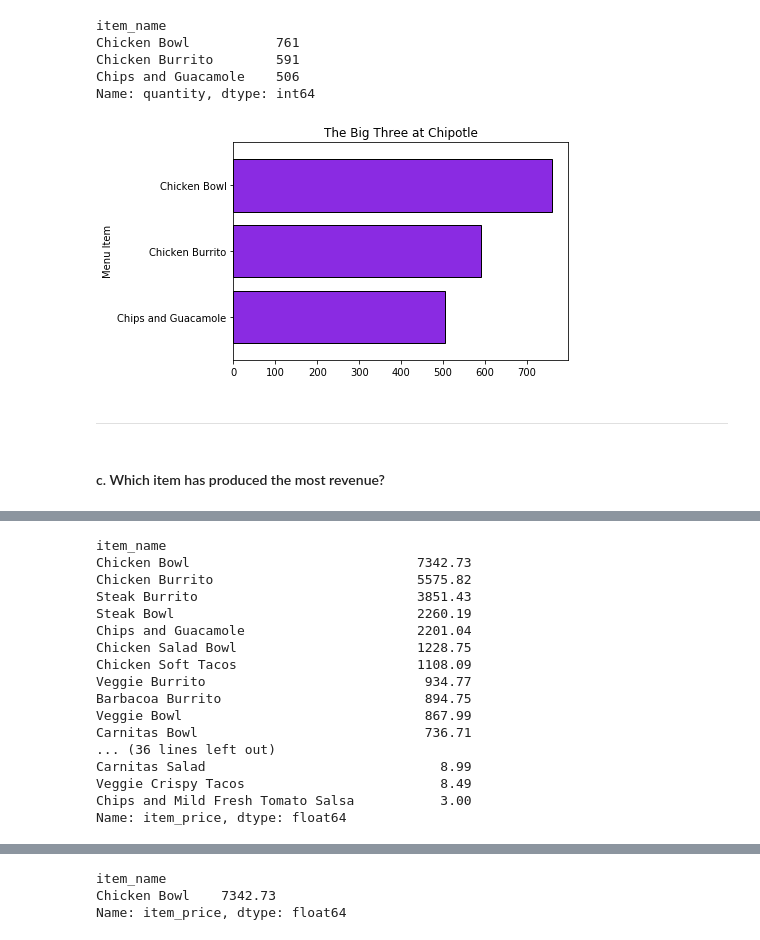
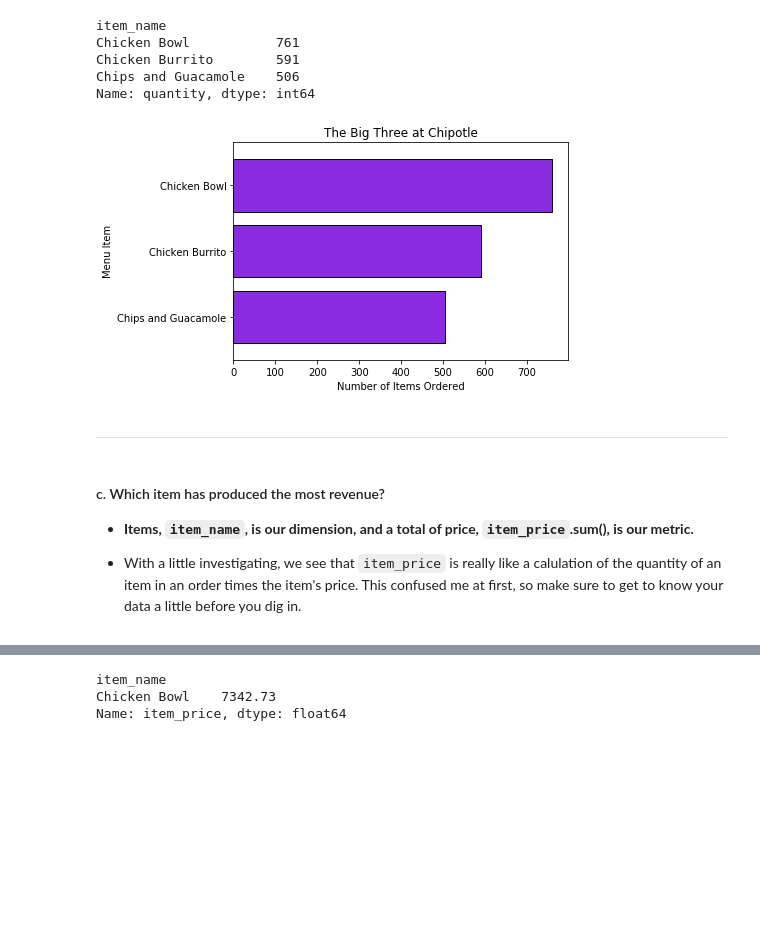
Before and after one commit to faithkane3/e_python, a Jupyter notebook: advanced_dataframes_walkthrough.ipynb, the cells around one changed output, grey strips where cells are left out. Cells and saved outputs as stored; diff of their text form; code cells hidden in the pictures; blank space fills up the shorter version.

```diff
--- a/advanced_dataframes_walkthrough.ipynb
+++ b/advanced_dataframes_walkthrough.ipynb
@@ -1038,22 +1133,28 @@ Name: quantity, dtype: int64
 # %%
 top_three.plot(kind='barh',
              color='blueviolet',
              ec='black',
              width=.8)
 
 plt.title('The Big Three at Chipotle')
+plt.xlabel('Number of Items Ordered')
 plt.ylabel('Menu Item')
 
 # reorder y-axis of horizontal bar chart
 plt.gca().invert_yaxis()
 
 plt.show()
 # %% [output]
-[figure, old version]
+[figure, new version]
 # %% [markdown]
 ___
-# %% [markdown]
-#### c. Which item has produced the most revenue?
+# %% [markdown]
+#### c. Which item has produced the most revenue?
+
+- **Items, `item_name`, is our dimension, and a total of price, `item_price`.sum(), is our metric.**
+
+
+- With a little investigating, we see that `item_price` is really like a calulation of the quantity of an item in an order times the item's price. This confused me at first, so make sure to get to know your data a little before you dig in.
 # %%
 orders.sample(5)
 # %% [output]
@@ -1063,23 +1164,3 @@ orders.sample(5)
 | 1180 | 1181 | 485 | 1 | Chips and Roasted Chili-Corn Salsa | nan | 2.39 |
 | 2613 | 2614 | 1037 | 1 | Chips and Guacamole | nan | 4.45 |
 | 4213 | 4214 | 1681 | 1 | Chips and Guacamole | nan | 4.45 |
-# %%
-orders.groupby('item_name').item_price.sum().sort_values(ascending=False)
-# %% [output]
-item_name
-Chicken Bowl                             7342.73
-Chicken Burrito                          5575.82
-Steak Burrito                            3851.43
-Steak Bowl                               2260.19
-Chips and Guacamole                      2201.04
-Chicken Salad Bowl                       1228.75
-Chicken Soft Tacos                       1108.09
-Veggie Burrito                            934.77
-Barbacoa Burrito                          894.75
-Veggie Bowl                               867.99
-Carnitas Bowl                             736.71
-... (36 lines left out)
-Carnitas Salad                              8.99
-Veggie Crispy Tacos                         8.49
-Chips and Mild Fresh Tomato Salsa           3.00
-Name: item_price, dtype: float64
```
Also changed, not shown: parts of 61 cells of this notebook.
